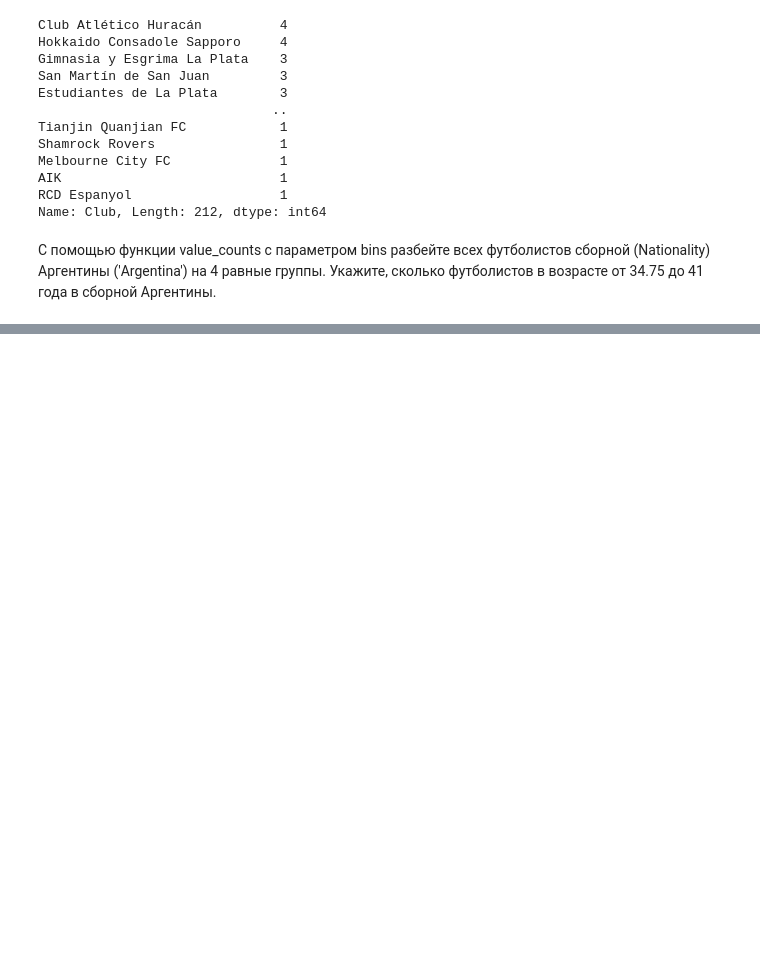
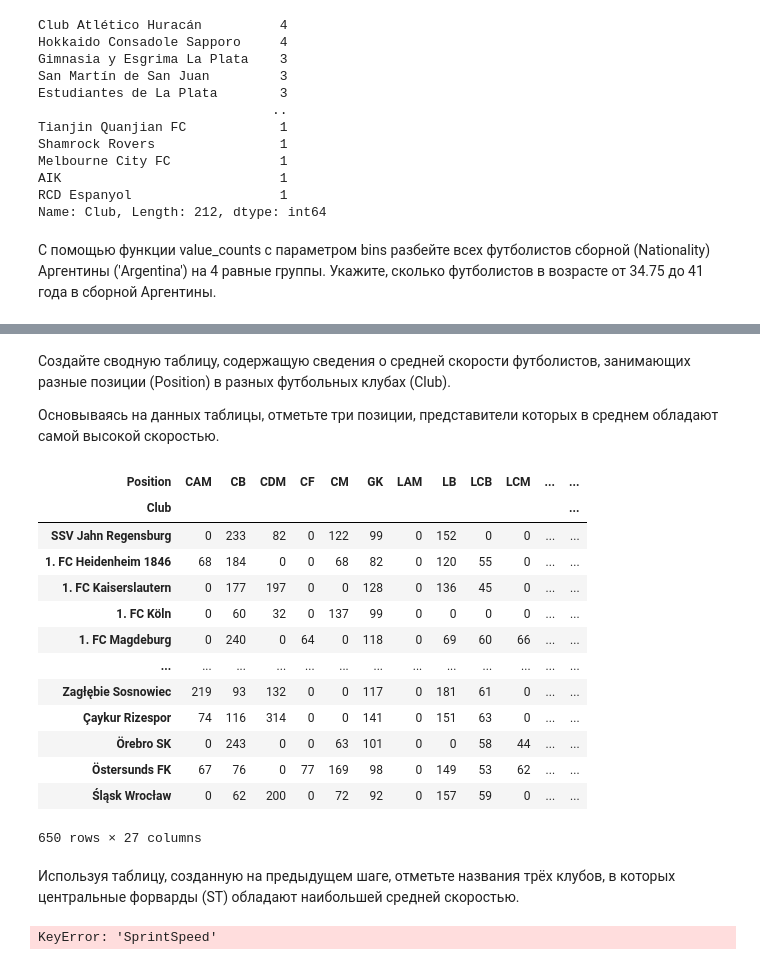
Before and after one commit to aar44i/DataScience, a Jupyter notebook: SkillFactory/5.ipynb, the cells around one changed output, grey strips where cells are left out. Saved outputs shown, nothing was run; the diff lists cells and outputs as text; code cells hidden in the pictures; blank space fills up the shorter version.

```diff
--- a/SkillFactory/5.ipynb
+++ b/SkillFactory/5.ipynb
@@ -424,0 +780,30 @@ TypeError: bins argument only works with numeric data.
+# %% [markdown]
+Создайте сводную таблицу, содержащую сведения о средней скорости футболистов, занимающих разные позиции (Position) в разных футбольных клубах (Club).
+
+Основываясь на данных таблицы, отметьте три позиции, представители которых в среднем обладают самой высокой скоростью.
+# %%
+pvt = ft.pivot_table(columns='Position', index = 'Club', values = 'SprintSpeed', aggfunc='sum', fill_value=0)
+pvt
+# %% [output]
+| Position | CAM | CB | CDM | CF | CM | GK | LAM | LB | LCB | LCM | ... | ... |
+| Club |  |  |  |  |  |  |  |  |  |  |  | ... |
+| SSV Jahn Regensburg | 0 | 233 | 82 | 0 | 122 | 99 | 0 | 152 | 0 | 0 | ... | ... |
+| 1. FC Heidenheim 1846 | 68 | 184 | 0 | 0 | 68 | 82 | 0 | 120 | 55 | 0 | ... | ... |
+| 1. FC Kaiserslautern | 0 | 177 | 197 | 0 | 0 | 128 | 0 | 136 | 45 | 0 | ... | ... |
+| 1. FC Köln | 0 | 60 | 32 | 0 | 137 | 99 | 0 | 0 | 0 | 0 | ... | ... |
+| 1. FC Magdeburg | 0 | 240 | 0 | 64 | 0 | 118 | 0 | 69 | 60 | 66 | ... | ... |
+| ... | ... | ... | ... | ... | ... | ... | ... | ... | ... | ... | ... | ... |
+| Zagłębie Sosnowiec | 219 | 93 | 132 | 0 | 0 | 117 | 0 | 181 | 61 | 0 | ... | ... |
+| Çaykur Rizespor | 74 | 116 | 314 | 0 | 0 | 141 | 0 | 151 | 63 | 0 | ... | ... |
+| Örebro SK | 0 | 243 | 0 | 0 | 63 | 101 | 0 | 0 | 58 | 44 | ... | ... |
+| Östersunds FK | 67 | 76 | 0 | 77 | 169 | 98 | 0 | 149 | 53 | 62 | ... | ... |
+| Śląsk Wrocław | 0 | 62 | 200 | 0 | 72 | 92 | 0 | 157 | 59 | 0 | ... | ... |
+650 rows × 27 columns
+# %% [markdown]
+Используя таблицу, созданную на предыдущем шаге, отметьте названия трёх клубов, в которых центральные форварды (ST) обладают наибольшей средней скоростью.
+# %%
+# pvv = pivot.loc['ST']
+# pvv.sort_values(ascending=False)
+pvt['SprintSpeed']['ST'].sort_values(ascending=False)
+# %% [output]
+KeyError: 'SprintSpeed'
```
Also changed, not shown: parts of 35 cells of this notebook.
